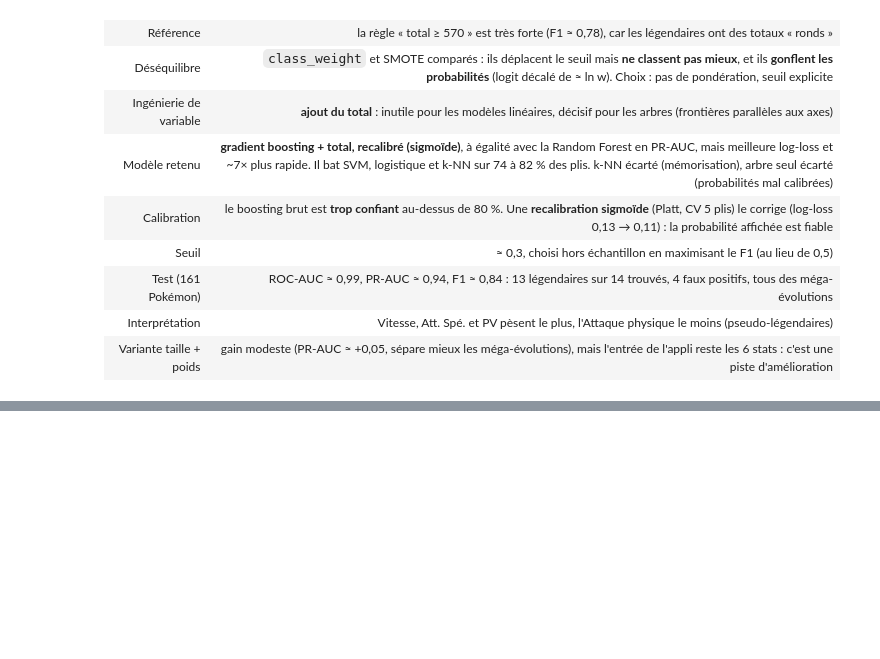
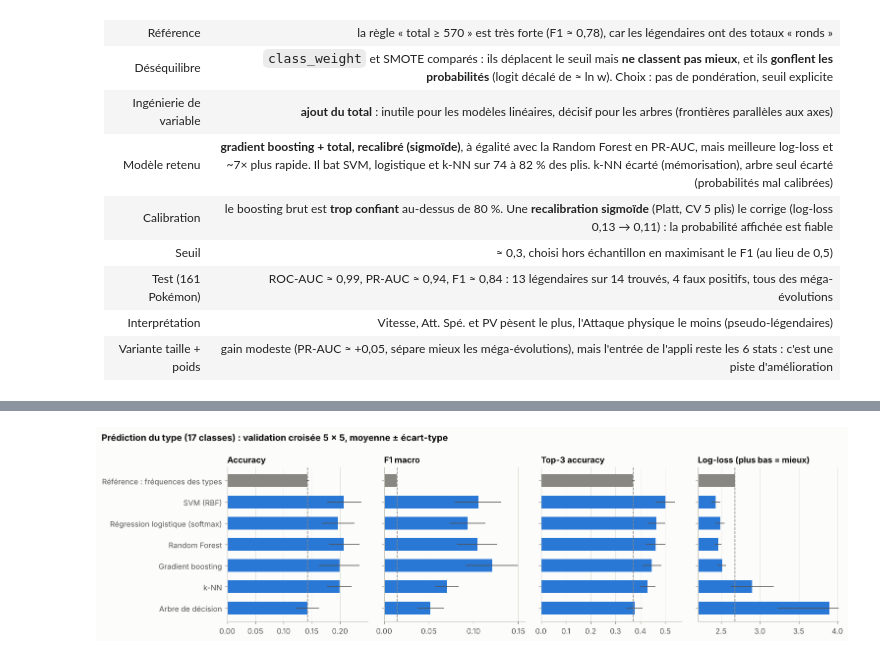
Before and after one commit to iceteeframboise/pokedex, a Jupyter notebook: notebooks/1_tabulaire.ipynb, the cells around one changed output, grey strips where cells are left out. Drawn from its saved outputs; the diff is of its cells as text; code cells hidden in the pictures; blank space fills up the shorter version.

```diff
--- a/notebooks/1_tabulaire.ipynb
+++ b/notebooks/1_tabulaire.ipynb
@@ -1940,0 +1957,16 @@ Gain de PR-AUC apporté par taille + poids : +0.055 (positif sur 70% des plis)
+# %%
+from sklearn.metrics import classification_report, make_scorer, f1_score as f1
+from sklearn.pipeline import Pipeline as SkPipeline
+from scipy.stats import spearmanr
+
+TYPES_EXCLUS = ["flying"]
+df_type = df[~df[TARGET_TYPE].isin(TYPES_EXCLUS)].copy()
+print("Pokémon retirés :", ", ".join(df.loc[df[TARGET_TYPE].isin(TYPES_EXCLUS), "name"]))
+
+dt_train, dt_test = split_train_test(df_type, stratify_col=TARGET_TYPE)
+Xt_train, yt_train = get_X(dt_train), dt_train[TARGET_TYPE]
+Xt_test, yt_test = get_X(dt_test), dt_test[TARGET_TYPE]
+CLASSES = np.sort(yt_train.unique())
+print(f"{len(CLASSES)} classes | train : {len(Xt_train)} Pokémon | test : {len(Xt_test)} Pokémon (sous clé)")
+print("Effectifs du train, du plus petit au plus grand :",
+      yt_train.map(TYPE_FR).value_counts().sort_values().to_dict())
@@ -1940,0 +2105,27 @@ Gain de PR-AUC apporté par taille + poids : +0.055 (positif sur 70% des plis)
+# %%
+ordre_t = ["Référence : fréquences des types"] + sorted(
+    [n for n in resultats_type if not n.startswith("Référence")],
+    key=lambda n: -resultats_type[n]["top3"].mean())
+mets = [("accuracy", "Accuracy"), ("f1_macro", "F1 macro"), ("top3", "Top-3 accuracy"),
+        ("log_loss", "Log-loss (plus bas = mieux)")]
+fig, axes = plt.subplots(1, 4, figsize=(14, 4), sharey=True)
+for ax, (k, titre) in zip(axes, mets):
+    vals = [resultats_type[n][k].mean() for n in ordre_t]
+    errs = [resultats_type[n][k].std() for n in ordre_t]
+    cols = [MUTED if n.startswith("Référence") else SERIES[0] for n in ordre_t]
+    ax.barh(range(len(ordre_t)), vals, xerr=errs, color=cols, height=0.6,
+            error_kw=dict(ecolor=INK_2, lw=1))
+    ax.axvline(vals[0], color=MUTED, ls="--", lw=1)
+    ax.set_title(titre)
+    ax.grid(axis="y", visible=False)
+    if k == "log_loss":
+        ax.set_xlim(2.2, max(vals) * 1.03)
+axes[0].set_yticks(range(len(ordre_t)), ordre_t)
+axes[0].invert_yaxis()
+fig.suptitle("Prédiction du type (17 classes) : validation croisée 5 × 5, moyenne ± écart-type",
+             x=0.01, ha="left", fontweight="bold")
+fig.tight_layout()
+save_fig(fig, "28_types_comparaison")
+plt.show()
+# %% [output]
+[figure, added]
```
Also changed, not shown: parts of 25 cells of this notebook, 3 other files.
